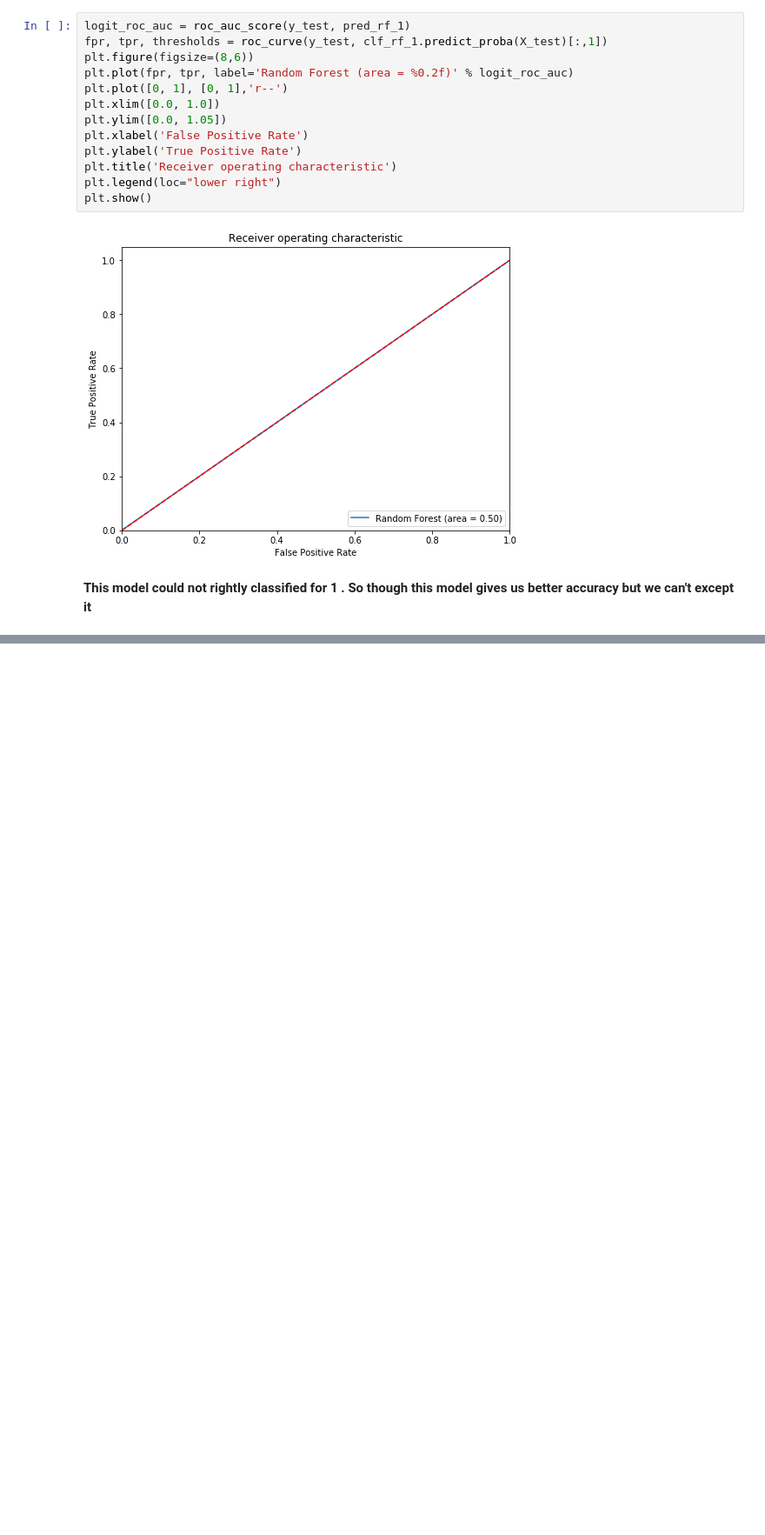
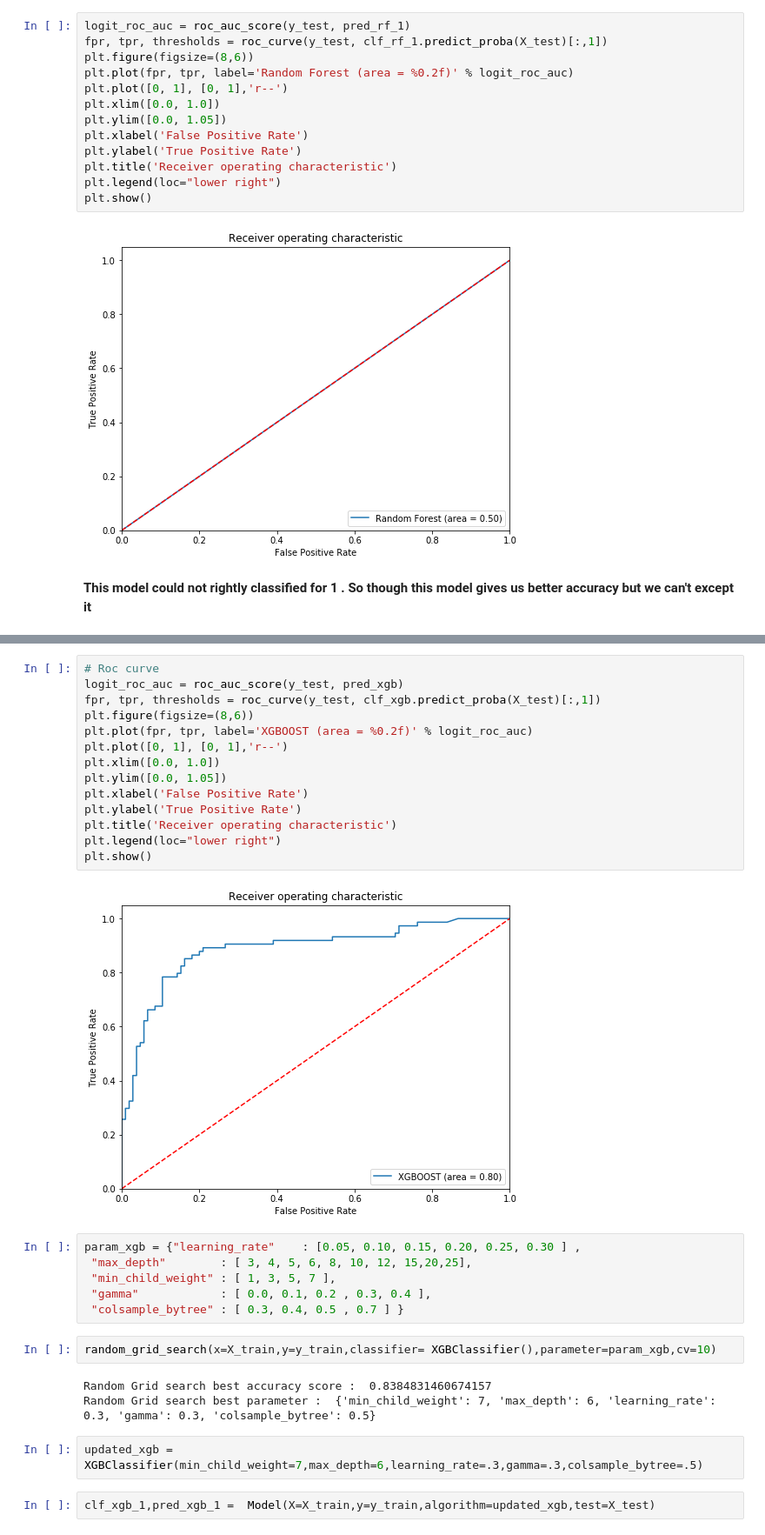
Before and after one commit to MinhazBicon/Titanic, a Jupyter notebook: Machine_learning_models_mod_1_dataset.ipynb, the cells around one changed output, grey strips where cells are left out. Shown at 87% size. Saved outputs shown, nothing was run; the diff lists cells and outputs as text; blank space fills up the shorter version.

Commit message:
XGBoost
implementation, evaluation, find better parameter

```diff
--- a/Machine_learning_models_mod_1_dataset.ipynb
+++ b/Machine_learning_models_mod_1_dataset.ipynb
@@ -565,0 +610,31 @@ plt.show()
+# %%
+# Roc curve
+logit_roc_auc = roc_auc_score(y_test, pred_xgb)
+fpr, tpr, thresholds = roc_curve(y_test, clf_xgb.predict_proba(X_test)[:,1])
+plt.figure(figsize=(8,6))
+plt.plot(fpr, tpr, label='XGBOOST (area = %0.2f)' % logit_roc_auc)
+plt.plot([0, 1], [0, 1],'r--')
+plt.xlim([0.0, 1.0])
+plt.ylim([0.0, 1.05])
+plt.xlabel('False Positive Rate')
+plt.ylabel('True Positive Rate')
+plt.title('Receiver operating characteristic')
+plt.legend(loc="lower right")
+plt.show()
+# %% [output]
+[figure, added]
+# %%
+param_xgb = {"learning_rate"    : [0.05, 0.10, 0.15, 0.20, 0.25, 0.30 ] ,
+ "max_depth"        : [ 3, 4, 5, 6, 8, 10, 12, 15,20,25],
+ "min_child_weight" : [ 1, 3, 5, 7 ],
+ "gamma"            : [ 0.0, 0.1, 0.2 , 0.3, 0.4 ],
+ "colsample_bytree" : [ 0.3, 0.4, 0.5 , 0.7 ] }
+# %%
+random_grid_search(x=X_train,y=y_train,classifier= XGBClassifier(),parameter=param_xgb,cv=10)
+# %% [output]
+Random Grid search best accuracy score :  0.8384831460674157
+Random Grid search best parameter :  {'min_child_weight': 7, 'max_depth': 6, 'learning_rate': 0.3, 'gamma': 0.3, 'colsample_bytree': 0.5}
+# %%
+updated_xgb = XGBClassifier(min_child_weight=7,max_depth=6,learning_rate=.3,gamma=.3,colsample_bytree=.5)
+# %%
+clf_xgb_1,pred_xgb_1 =  Model(X=X_train,y=y_train,algorithm=updated_xgb,test=X_test)
```
Also changed, not shown: parts of 29 cells of this notebook, 1 other file.
